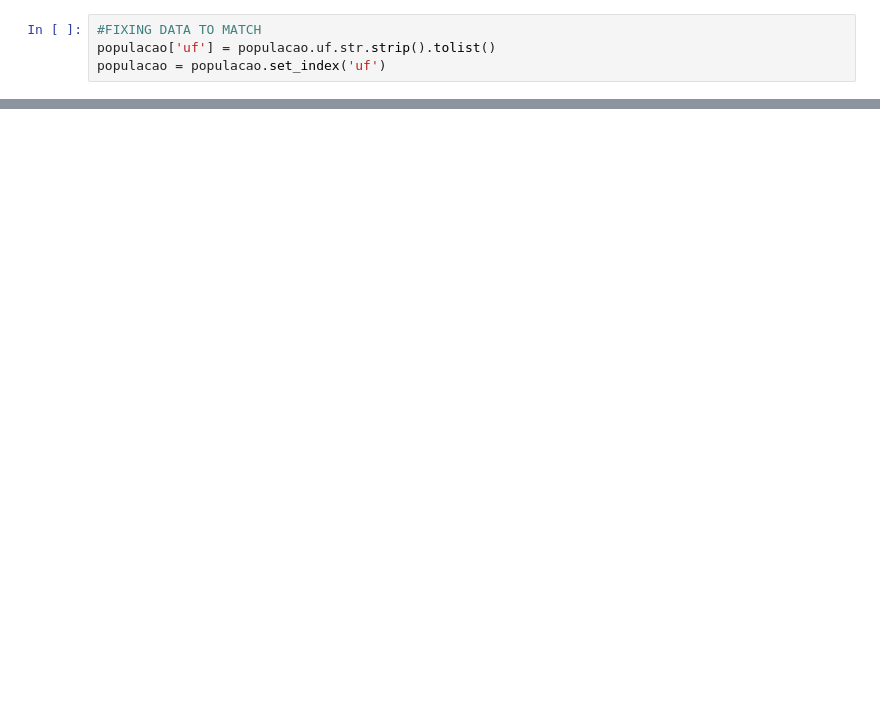
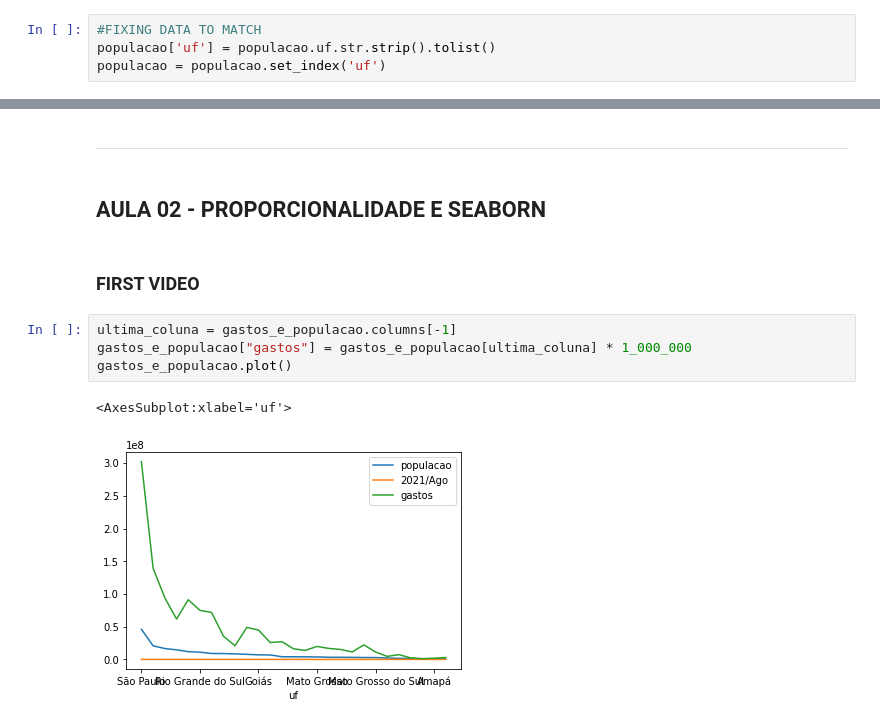
Before and after one commit to rfelipesilva/pos-tech-data-analytics, a Jupyter notebook: jupyter/02-Visualização de dados.ipynb, the cells around one changed output, grey strips where cells are left out. Saved outputs shown, nothing was run; the diff lists cells and outputs as text; blank space fills up the shorter version.

```diff
--- a/jupyter/02-Visualização de dados.ipynb
+++ b/jupyter/02-Visualização de dados.ipynb
@@ -185,0 +183,13 @@ populacao.join(gastos_populacao)
+# %% [markdown]
+***
+# %% [markdown]
+## AULA 02 - PROPORCIONALIDADE E SEABORN
+# %% [markdown]
+### FIRST VIDEO
+# %%
+ultima_coluna = gastos_e_populacao.columns[-1]
+gastos_e_populacao["gastos"] = gastos_e_populacao[ultima_coluna] * 1_000_000
+gastos_e_populacao.plot()
+# %% [output]
+<AxesSubplot:xlabel='uf'>
+[figure, added]
```
Also changed, not shown: parts of 14 cells of this notebook.
